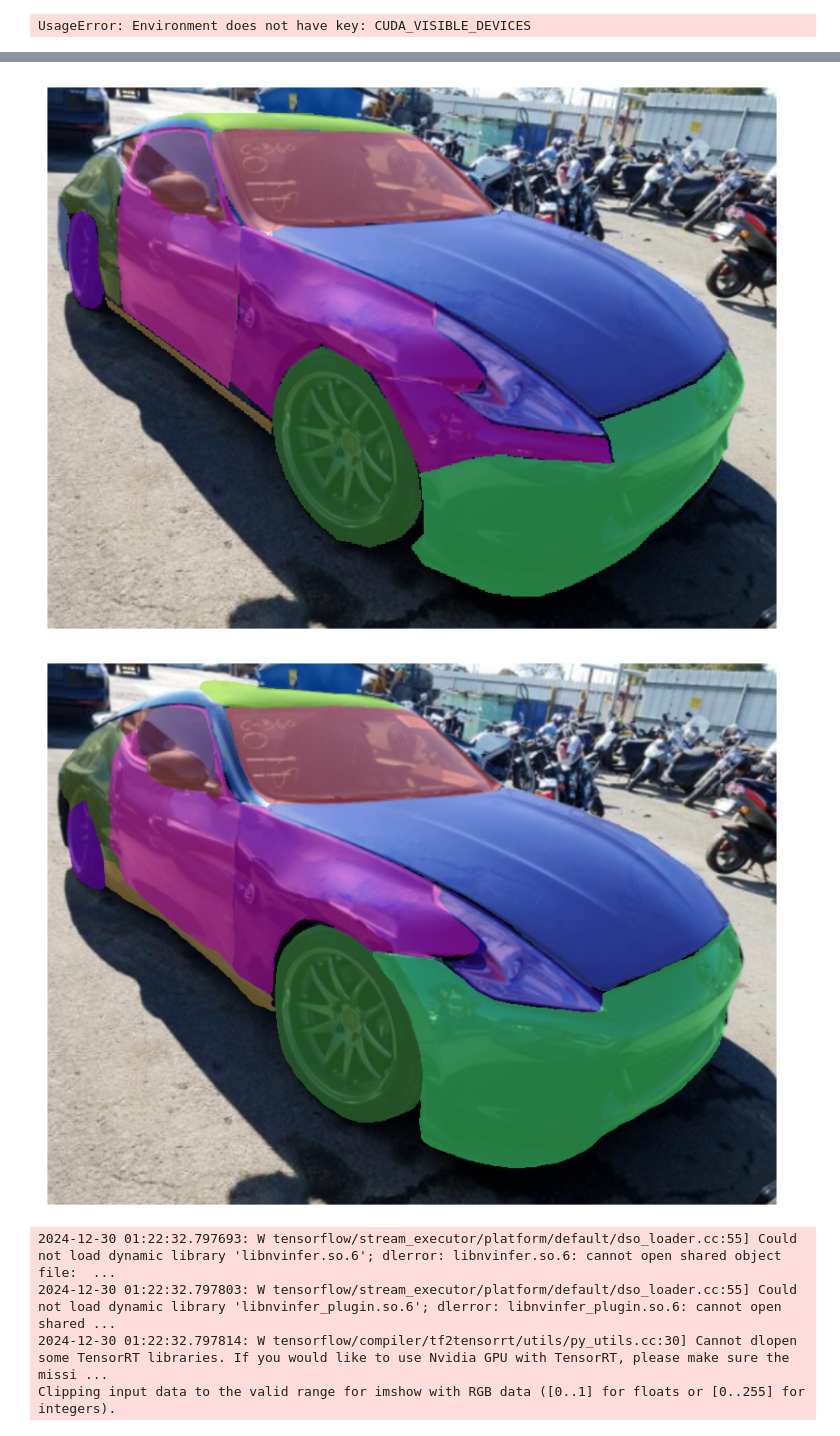
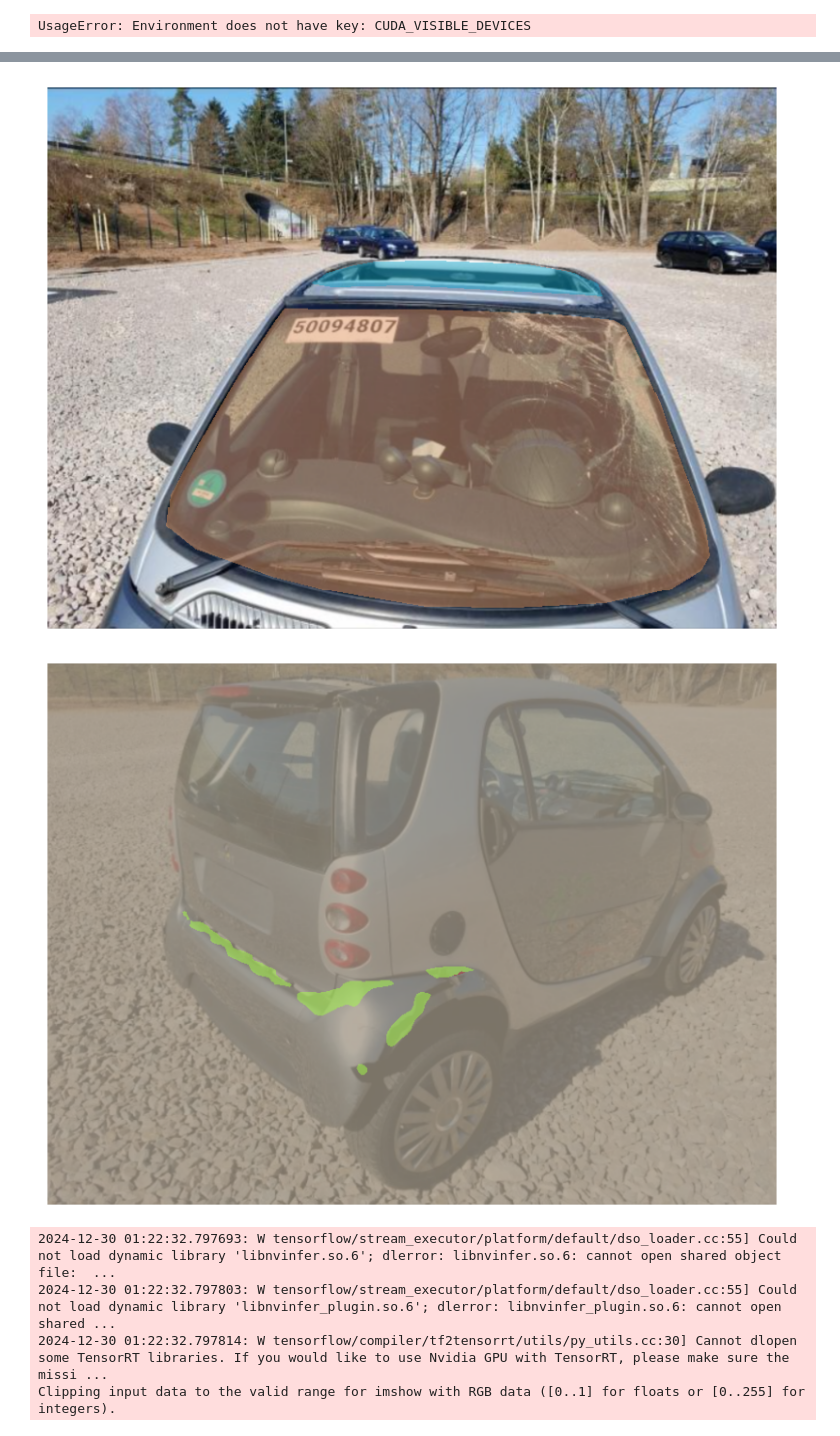
Before and after one commit to akshaygrao77/ImageSegmentation, a Jupyter notebook: segmentation_test.ipynb, the cells around one changed output, grey strips where cells are left out. Drawn from its saved outputs; the diff is of its cells as text; code cells hidden in the pictures.

Commit message:
Added option to visualize without normalization of image as well

```diff
--- a/segmentation_test.ipynb
+++ b/segmentation_test.ipynb
@@ -47,7 +47,7 @@ from utils.data_preprocessor_utils import *
 from utils.visualize_utils import *
 # %%
 # Car_damages_dataset, Car_parts_dataset
-dataset = "Car_parts_dataset"
+dataset = "Car_damages_dataset"
 
 if(dataset == "Car_damages_dataset"):
     coco_path = "coco_damage_annotations.json"
@@ -87,4 +78,5 @@ index created!
 # %%
+is_normalize_image=False
 # Create dataset
 train_car_dataset = get_dataset(car_imgs,car_anns,is_train=True)
 val_car_dataset = get_dataset(car_imgs,car_anns)
@@ -150,0 +147,23 @@ Checkpoint loaded from ./checkpoints/Car_parts_dataset/nvidia_segformer-b3-finet
+# %%
+# None, 'hierarchical' , 'fusion'
+model_type = None
+
+pretrained_model_name = "nvidia/segformer-b5-finetuned-cityscapes-1024-1024"
+# pretrained_model_name = "nvidia/segformer-b5-finetuned-ade-640-640"
+start_net_path="./checkpoints/contrast1/nvidia_segformer-b5-finetuned-cityscapes-1024-1024_ep_54.pt"
+
+superseg_model_name = "nvidia/segformer-b3-finetuned-cityscapes-1024-1024"
+super_segmodel_path = "./checkpoints/Car_parts_dataset/nvidia_segformer-b3-finetuned-cityscapes-1024-1024_ep_90.pt"
+if(model_type is None):
+    model = get_segformermodel(len(car_id_to_color),pretrained_model_name)
+elif(model_type == 'hierarchical' or model_type == 'fusion'):
+    superseg_ds = "Car_parts_dataset"
+    superseg_dir = os.path.join(datadir,superseg_ds)
+    superseg_id_to_color = get_colormapping(os.path.join(superseg_dir,get_cocopath(superseg_ds)),superseg_dir+"/meta.json")
+    super_segmodel = get_segformermodel(len(superseg_id_to_color),superseg_model_name)
+    super_segmodel,_ = get_model_from_path(super_segmodel,super_segmodel_path)
+    if(model_type=='hierarchical'):
+        model = Hierarchical_SegModel(super_segmodel,len(superseg_id_to_color)+1,len(car_id_to_color)+1,pretrained_model_name)
+    elif(model_type == 'fusion'):
+        model = Fusion_SegModel(super_segmodel,len(superseg_id_to_color)+1,len(car_id_to_color)+1,pretrained_model_name)
+model,_ = get_model_from_path(model,start_net_path)
@@ -200,5 +238,5 @@ plt.imshow(unnormalize_image(img[ind].transpose(0,-1).transpose(0,1).numpy()))
 # %%
-overlayed_image = overlay_colored_mask(img[ind].transpose(0,-1).transpose(0,1).numpy(), msk[ind].numpy(), car_id_to_color, alpha=0.5)
+overlayed_image = overlay_colored_mask(img[ind].transpose(0,-1).transpose(0,1).numpy(), msk[ind].numpy(), car_id_to_color, alpha=0.5,is_normalize_image=is_normalize_image)
 
 # Visualize the result
 plt.figure(figsize=(10, 10))
@@ -206,17 +244,17 @@ plt.imshow(overlayed_image)
 plt.axis('off')
 plt.show()
 # %% [output]
-[figure, old version]
+[figure, new version]
 # %%
-overlayed_image = overlay_colored_mask(img[ind].transpose(0,-1).transpose(0,1).numpy(), predicted[ind].numpy(), car_id_to_color, alpha=0.5)
+overlayed_image = overlay_colored_mask(img[ind].transpose(0,-1).transpose(0,1).numpy(), predicted[ind].numpy(), car_id_to_color, alpha=0.5,is_normalize_image=is_normalize_image)
 
 # Visualize the result
 plt.figure(figsize=(10, 10))
 plt.imshow(overlayed_image)
 plt.axis('off')
 plt.show()
 # %% [output]
-[figure, old version]
+[figure, new version]
 # %%
 with open('./mask.txt', 'w') as f:
     for m in msk.numpy()[0]:
```
Also changed, not shown: parts of 19 cells of this notebook, 2 other files.
